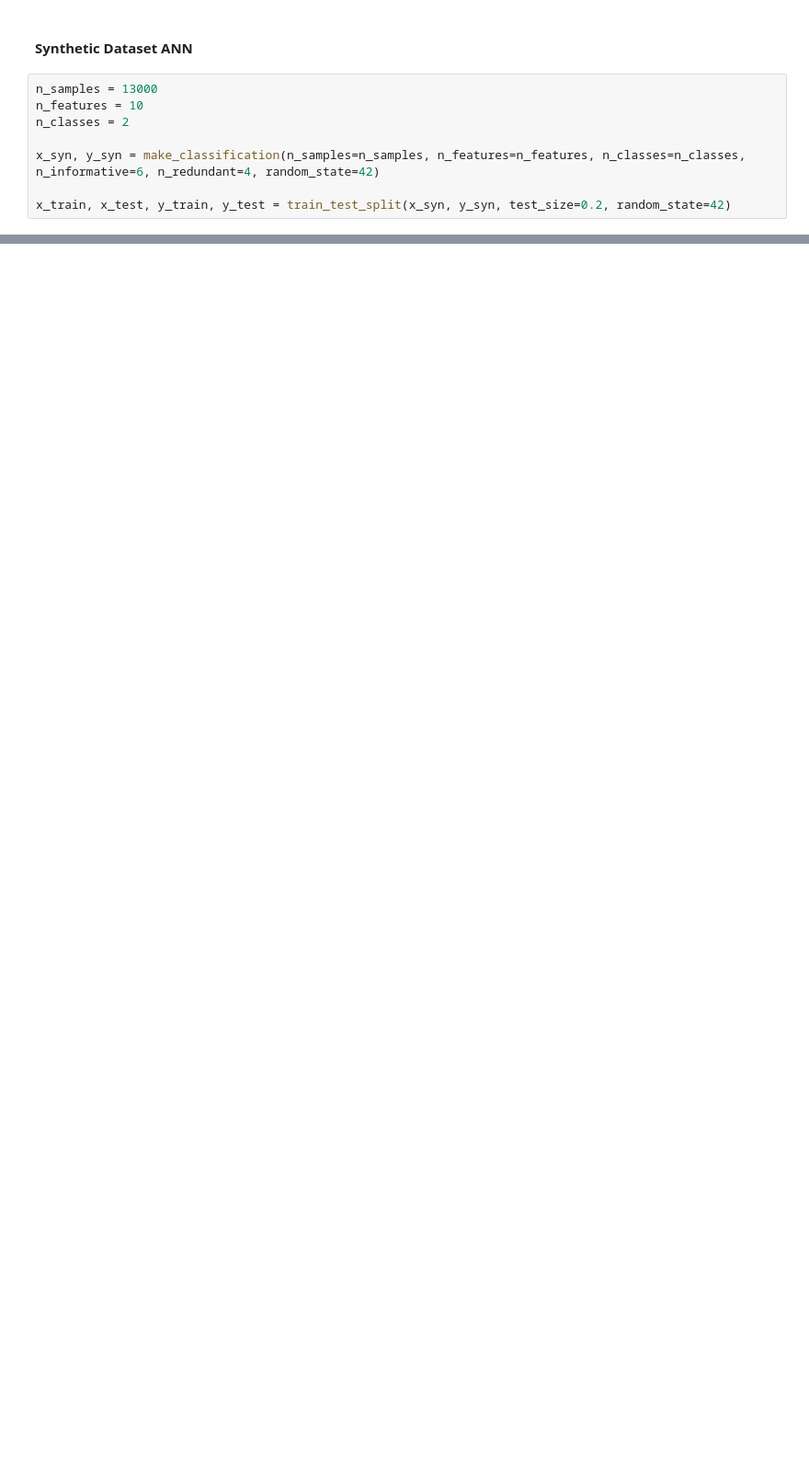
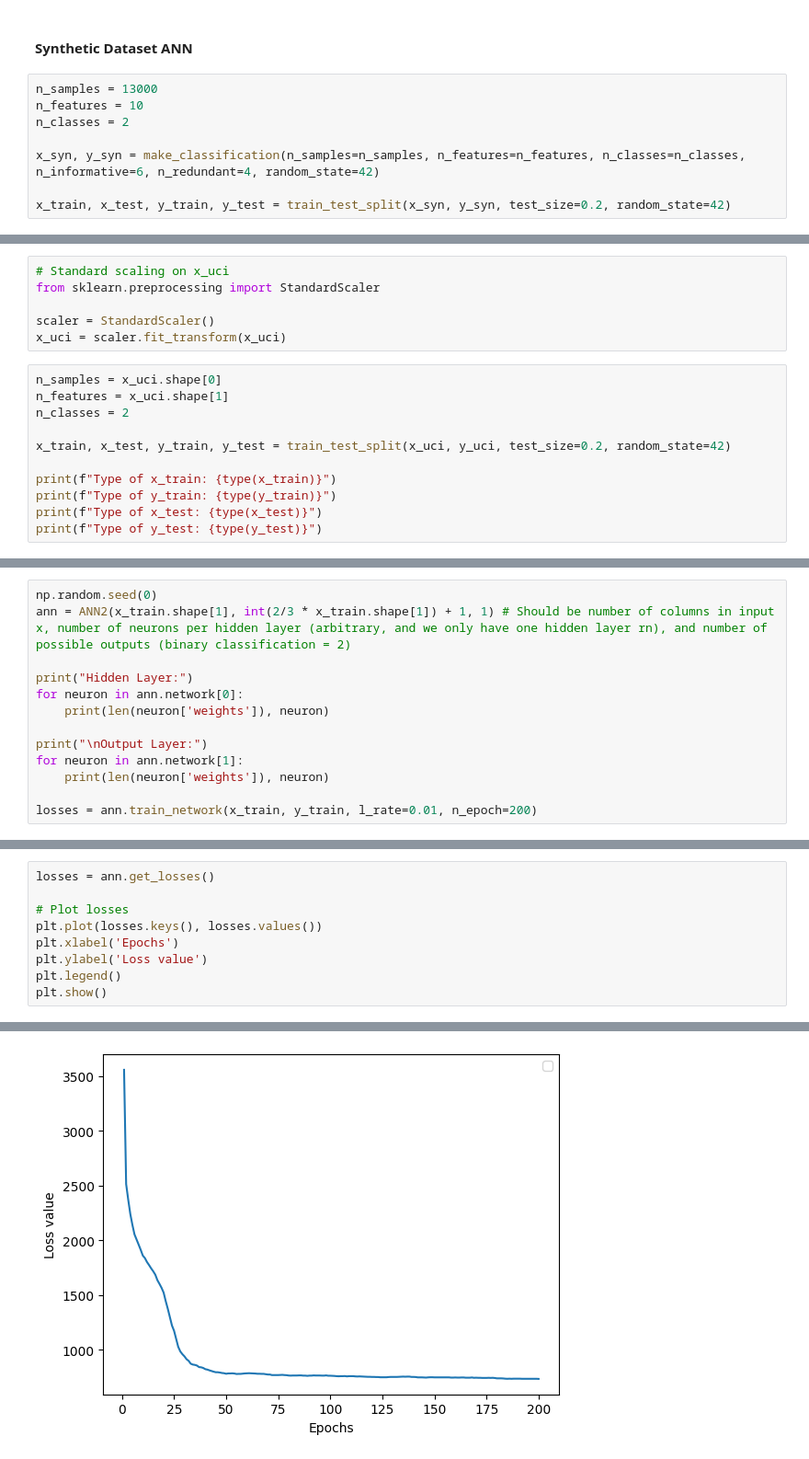
Before and after one commit to AdityaHegde712/ML-Lab, a Jupyter notebook: Lab4/21WU0101053_AdityaHegde_MLlab4.ipynb, the cells around one changed output, grey strips where cells are left out. Shown at 92% size. Drawn from its saved outputs; the diff is of its cells as text; blank space fills up the shorter version.

```diff
--- a/Lab4/21WU0101053_AdityaHegde_MLlab4.ipynb
+++ b/Lab4/21WU0101053_AdityaHegde_MLlab4.ipynb
@@ -210,0 +320,17 @@ print(y_uci[:1])
+# %%
+# Standard scaling on x_uci
+from sklearn.preprocessing import StandardScaler
+
+scaler = StandardScaler()
+x_uci = scaler.fit_transform(x_uci)
+# %%
+n_samples = x_uci.shape[0]
+n_features = x_uci.shape[1]
+n_classes = 2
+
+x_train, x_test, y_train, y_test = train_test_split(x_uci, y_uci, test_size=0.2, random_state=42)
+
+print(f"Type of x_train: {type(x_train)}")
+print(f"Type of y_train: {type(y_train)}")
+print(f"Type of x_test: {type(x_test)}")
+print(f"Type of y_test: {type(y_test)}")
@@ -210,0 +342,13 @@ print(y_uci[:1])
+# %%
+np.random.seed(0)
+ann = ANN2(x_train.shape[1], int(2/3 * x_train.shape[1]) + 1, 1) # Should be number of columns in input x, number of neurons per hidden layer (arbitrary, and we only have one hidden layer rn), and number of possible outputs (binary classification = 2)
+
+print("Hidden Layer:")
+for neuron in ann.network[0]:
+    print(len(neuron['weights']), neuron)
+
+print("\nOutput Layer:")
+for neuron in ann.network[1]:
+    print(len(neuron['weights']), neuron)
+
+losses = ann.train_network(x_train, y_train, l_rate=0.01, n_epoch=200)
@@ -210,0 +373,10 @@ print(y_uci[:1])
+# %%
+losses = ann.get_losses()
+
+# Plot losses
+plt.plot(losses.keys(), losses.values())
+plt.xlabel('Epochs')
+plt.ylabel('Loss value')
+plt.legend()
+plt.show()
+# %% [output]
@@ -210,0 +384 @@ print(y_uci[:1])
+[figure, added]
```
Also changed, not shown: parts of 26 cells of this notebook, 1 other file.
